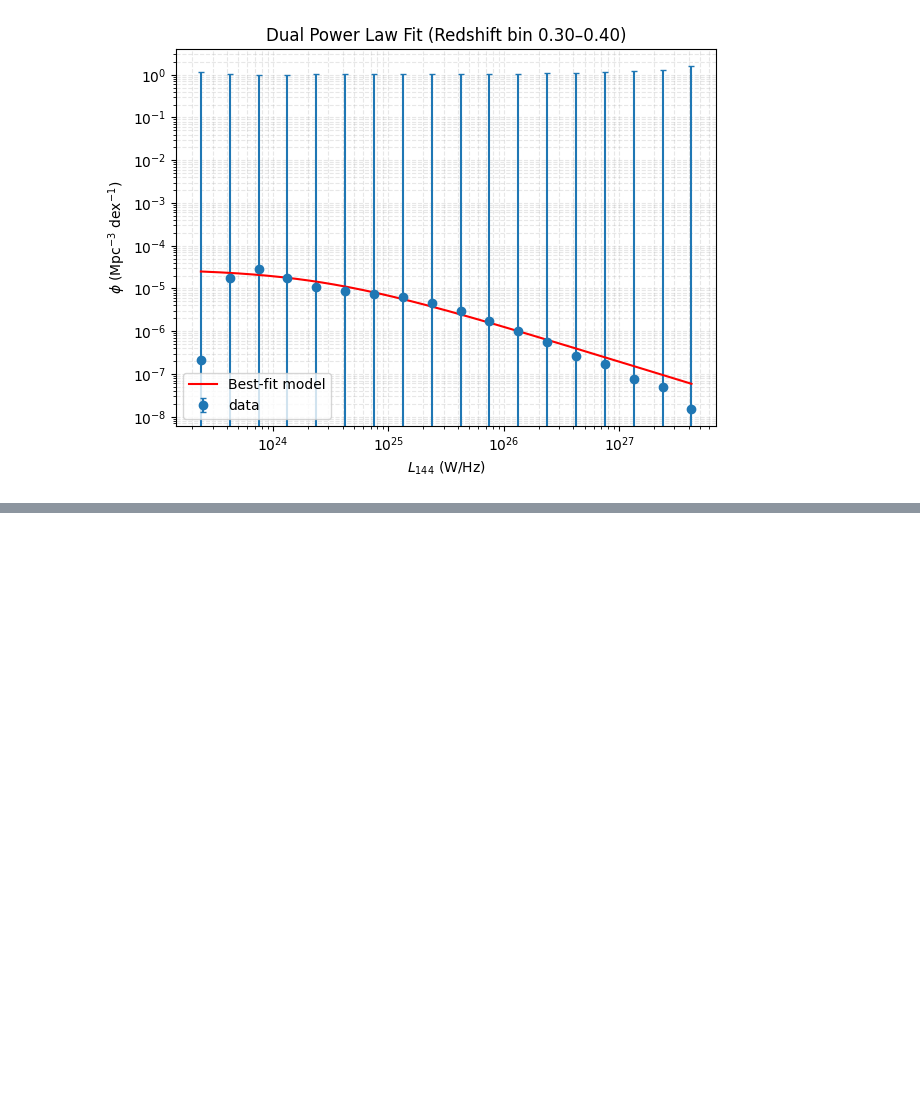
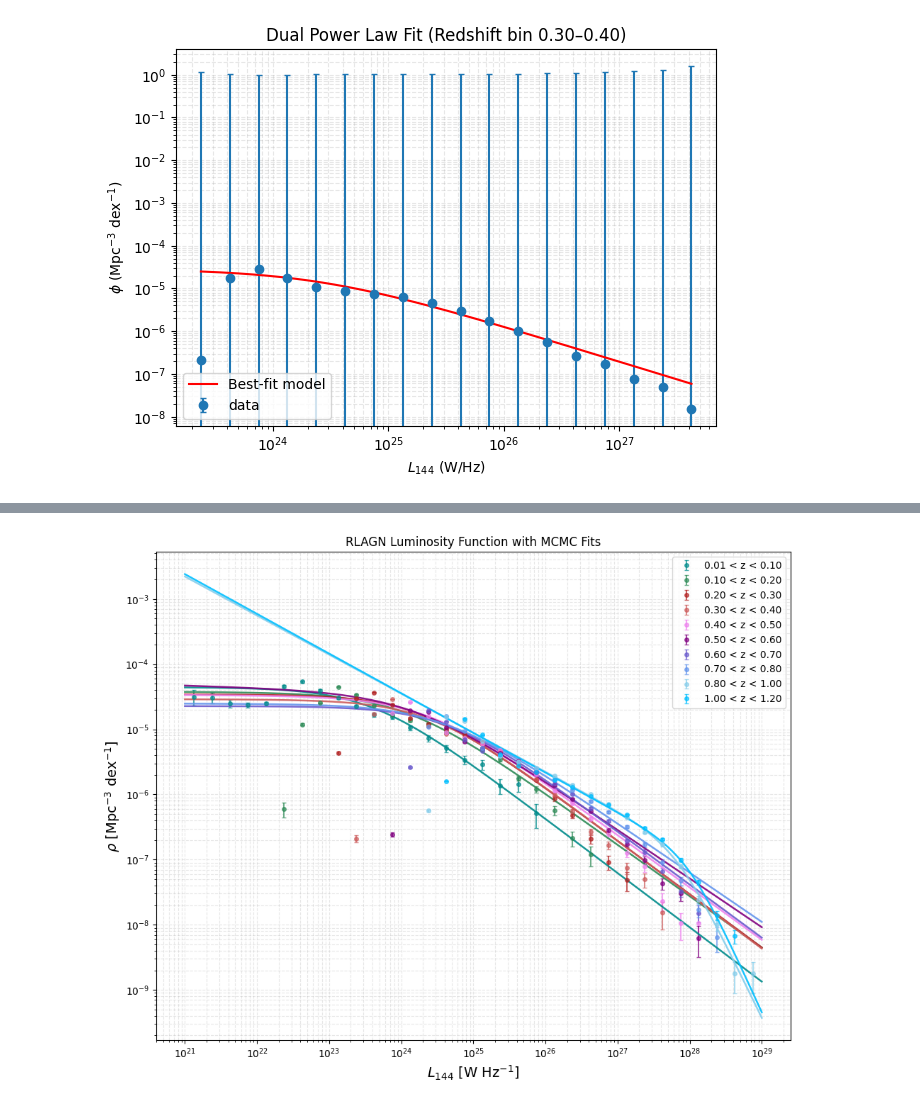
Before and after one commit to Aswin-Neel/lotss-dr2-agn-analysis, a Jupyter notebook: notebooks/01-explore-catalog.ipynb, the cells around one changed output, grey strips where cells are left out. Drawn from its saved outputs; the diff is of its cells as text; code cells hidden in the pictures; blank space fills up the shorter version.

```diff
--- a/notebooks/01-explore-catalog.ipynb
+++ b/notebooks/01-explore-catalog.ipynb
@@ -420,0 +521,39 @@ WARNING:root:Too few points to create valid contours
+# %%
+#plot with mcmc and data
+colors = ['darkcyan', 'seagreen', 'firebrick', 'indianred', 'violet',
+          'purple', 'slateblue', 'cornflowerblue', 'skyblue', 'deepskyblue']
+plt.figure(figsize=(10, 8))
+
+for i, (phi, err) in enumerate(zip(all_phi, all_err)):
+    valid = np.isfinite(phi) & (phi > 0)
+    if np.sum(valid) == 0:
+        continue
+    label = f"{z_bins[i][0]:.2f} < z < {z_bins[i][1]:.2f}"
+    plt.errorbar(10**logL_centers[valid], phi[valid], yerr=err[valid],
+                 fmt='o', color=colors[i], label=label, capsize=2, markersize=4, alpha=0.7)
+
+logL_fit = np.linspace(21, 29, 200)
+
+for i, sampler in enumerate(mcmc_results):
+    if sampler is None:
+        continue
+
+    samples = sampler.get_chain(discard=500, flat=True)
+    best_params = np.median(samples, axis=0)
+    log_phi_star, log_L_star, alpha, beta = best_params
+
+    model_phi = dual_power_law(logL_fit, log_phi_star, log_L_star, alpha, beta)
+
+    plt.plot(10**logL_fit, model_phi, color=colors[i], lw=1.8, alpha=0.9)
+
+plt.xscale('log')
+plt.yscale('log')
+plt.xlabel(r'$L_{144}$ [W Hz$^{-1}$]', fontsize=14)
+plt.ylabel(r'$\rho$ [Mpc$^{-3}$ dex$^{-1}$]', fontsize=14)
+plt.legend()
+plt.grid(True, which='both', ls='--', alpha=0.3)
+plt.title('RLAGN Luminosity Function with MCMC Fits')
+plt.tight_layout()
+plt.show()
+# %% [output]
+[figure, added]
```
Also changed, not shown: parts of 4 cells of this notebook.
